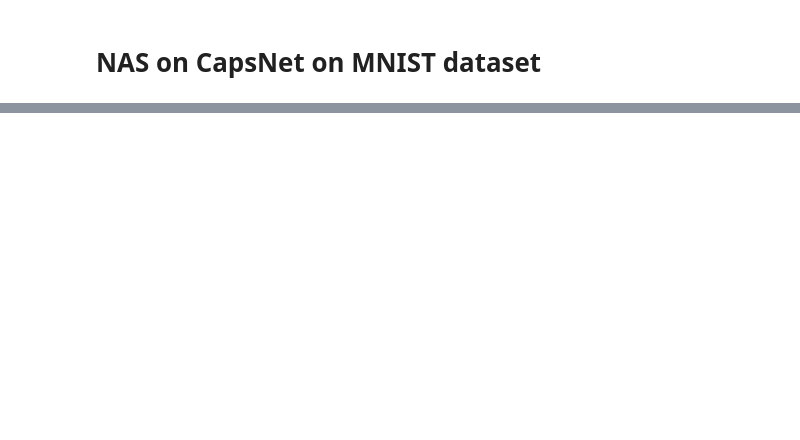
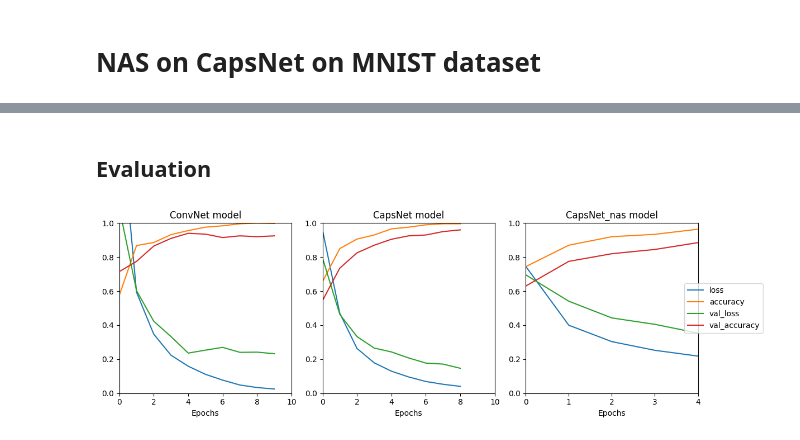
Before and after one commit to MathieuCherpitel/Fast-CapsNets, a Jupyter notebook: notebooks/nas_mnist.ipynb, the cells around one changed output, grey strips where cells are left out. Cells and saved outputs as stored; diff of their text form; code cells hidden in the pictures; blank space fills up the shorter version.

```diff
--- a/notebooks/nas_mnist.ipynb
+++ b/notebooks/nas_mnist.ipynb
@@ -74,0 +163,2 @@ None
+# %%
+BaselineCapsNetModel.fit(X_train, y_train, tf.keras.optimizers.legacy.Adam(), train_metrics=['accuracy'], validation=(X_test, y_test))
@@ -74,0 +183,6 @@ None
+# %%
+params = solutions[0]
+NasCapsNet = CapsNet(**params)
+NasCapsNet._name = 'NasCapsNet'
+NasCapsNet.compile()
+NasCapsNet.summary()
@@ -74,0 +207,2 @@ None
+# %%
+NasCapsNet.fit(X_train, y_train, tf.keras.optimizers.legacy.Adam(), train_metrics=['accuracy'], validation=(X_test, y_test))
@@ -74,0 +215,48 @@ None
+# %%
+NasCapsNet.training_metrics['loss'] = [loss * 100 for loss in NasCapsNet.training_metrics['loss']]
+NasCapsNet.training_metrics['val_loss'] = [val_loss * 100 for val_loss in NasCapsNet.training_metrics['val_loss']]
+
+NasCapsNet.training_metrics = {
+    'loss': NasCapsNet.training_metrics['loss'],
+    'accuracy': NasCapsNet.training_metrics['accuracy'],
+    'val_loss': NasCapsNet.training_metrics['val_loss'],
+    'val_accuracy': NasCapsNet.training_metrics['val_accuracy'],
+}
+# %% [markdown]
+## Evaluation
+# %%
+import matplotlib.pyplot as plt
+import time
+import pandas as pd
+
+
+fig, axes = plt.subplots(1, 3, figsize=(12, 4))
+
+df_baseline = pd.DataFrame(history.history)
+plot_baseline = df_baseline.plot(ax=axes[0], title="ConvNet model", legend=False)
+axes[0].set_ylim(0, 1)
+axes[0].set_xlim(0, 10)
+
+df_capsnet = pd.DataFrame(BaselineCapsNetModel.training_metrics)
+plot_capsnet = df_capsnet.plot(ax=axes[1], title="CapsNet model", legend=False)  # Set legend=False here
+axes[1].set_ylim(0, 1)
+axes[1].set_xlim(0, 10)
+
+df_capsnet_nas = pd.DataFrame(NasCapsNet.training_metrics)
+plot_capsnet_nas = df_capsnet_nas.plot(ax=axes[2], title="CapsNet_nas model")  # Set legend=False here
+axes[2].set_ylim(0, 1)
+axes[2].set_xlim(0, 4)
+
+axes[0].set_xlabel("Epochs")
+axes[1].set_xlabel("Epochs")
+axes[2].set_xlabel("Epochs")
+
+
+# Show only one legend for both plots
+handles, labels = axes[2].get_legend_handles_labels()
+axes[2].legend(handles, labels, loc='center right', bbox_to_anchor=(1.4, 0.5), fancybox=True, ncol=1)
+
+plt.tight_layout()
+plt.show()
+# %% [output]
+[figure, added]
```
Also changed, not shown: parts of 23 cells of this notebook, 16 other files.
